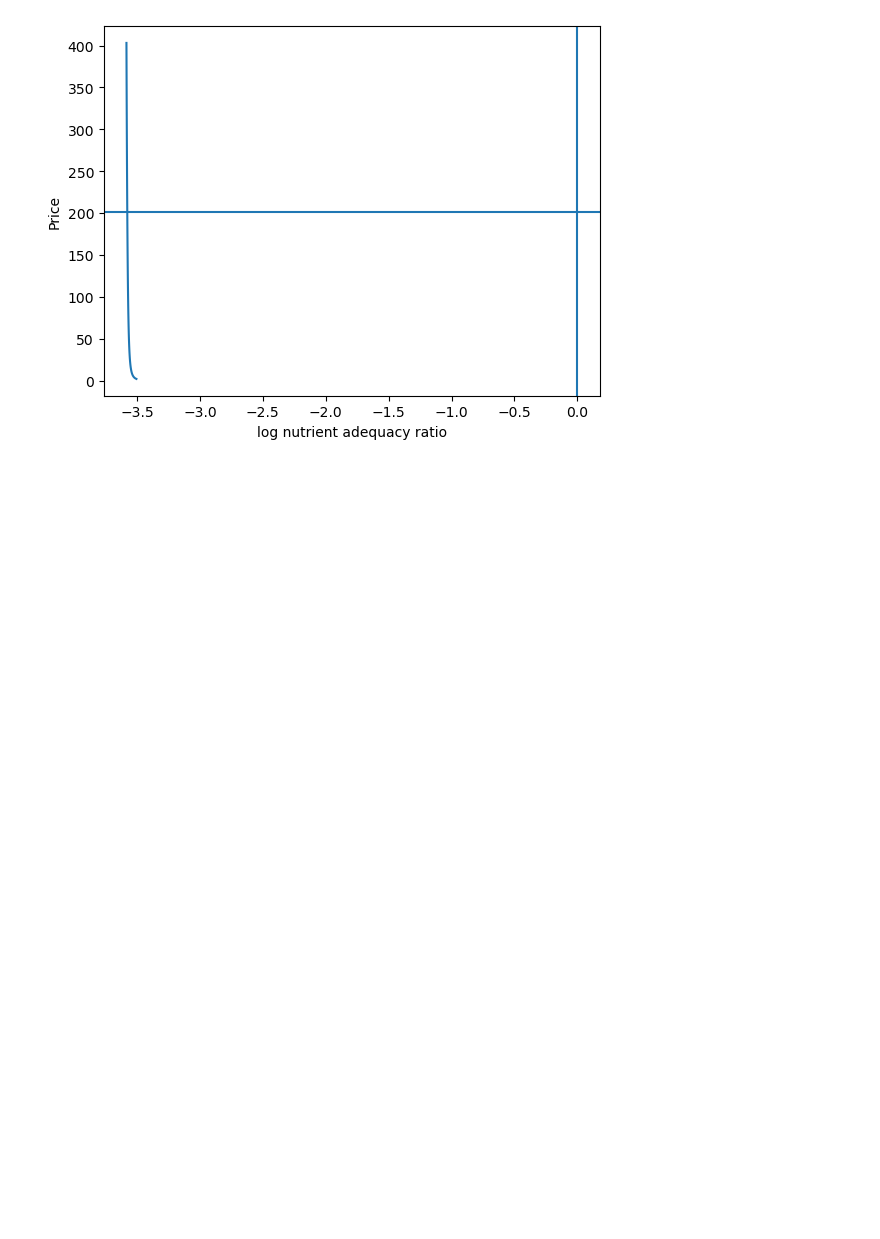
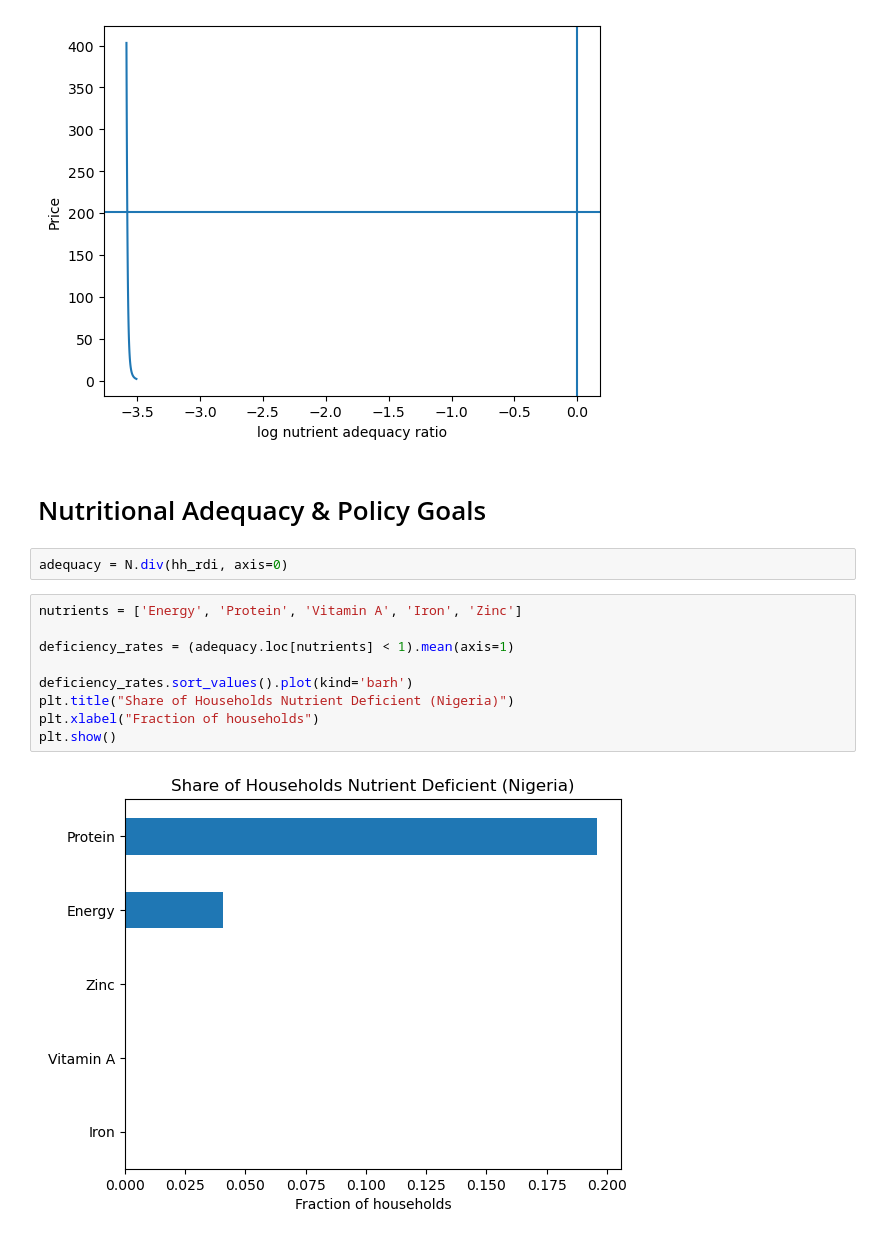
Before and after one commit to marcaina16/EEP-153---Project-4, a Jupyter notebook: notebook/Nutrition_System.ipynb, the cells around one changed output. Drawn from its saved outputs; the diff is of its cells as text; blank space fills up the shorter version.

Commit message:
Add nutrition adequacy and policy analysis

```diff
--- a/notebook/Nutrition_System.ipynb
+++ b/notebook/Nutrition_System.ipynb
@@ -397,3 +400,18 @@ ax.set_xlabel('log nutrient adequacy ratio')
 # %% [output]
 Text(0.5, 0, 'log nutrient adequacy ratio')
 [figure]
+# %% [markdown]
+# Nutritional Adequacy & Policy Goals
+# %%
+adequacy = N.div(hh_rdi, axis=0)
+# %%
+nutrients = ['Energy', 'Protein', 'Vitamin A', 'Iron', 'Zinc']
+
+deficiency_rates = (adequacy.loc[nutrients] < 1).mean(axis=1)
+
+deficiency_rates.sort_values().plot(kind='barh')
+plt.title("Share of Households Nutrient Deficient (Nigeria)")
+plt.xlabel("Fraction of households")
+plt.show()
+# %% [output]
+[figure, added]
```
Also changed, not shown: parts of 14 cells of this notebook.
